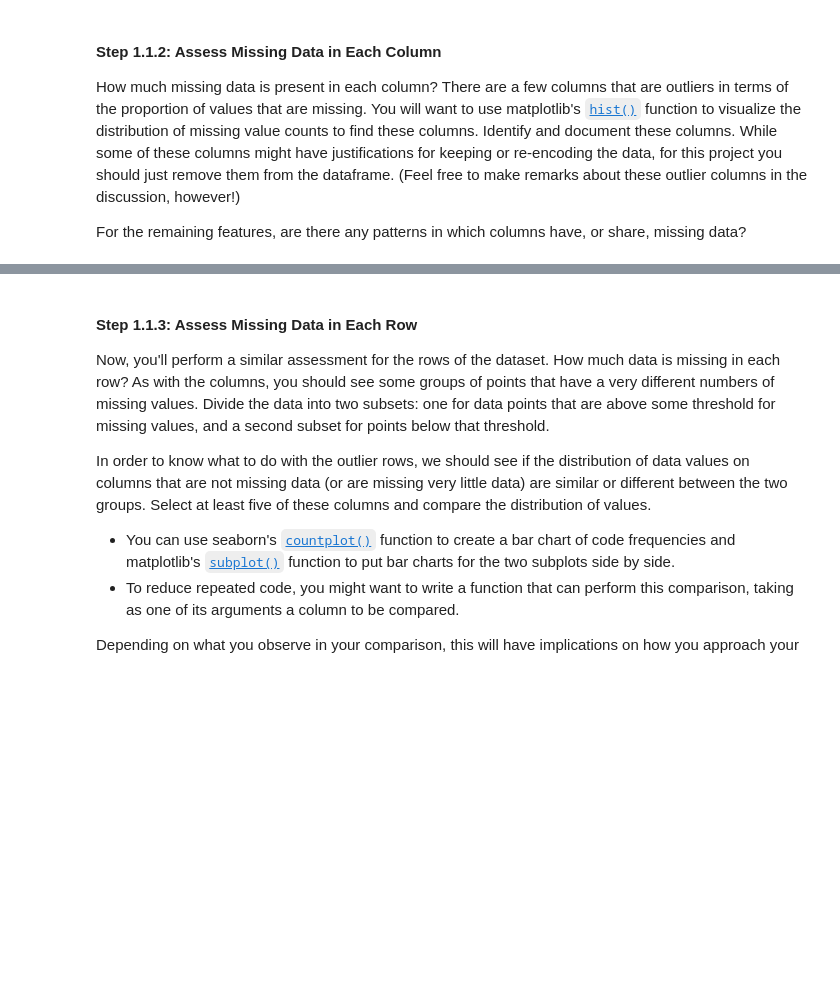
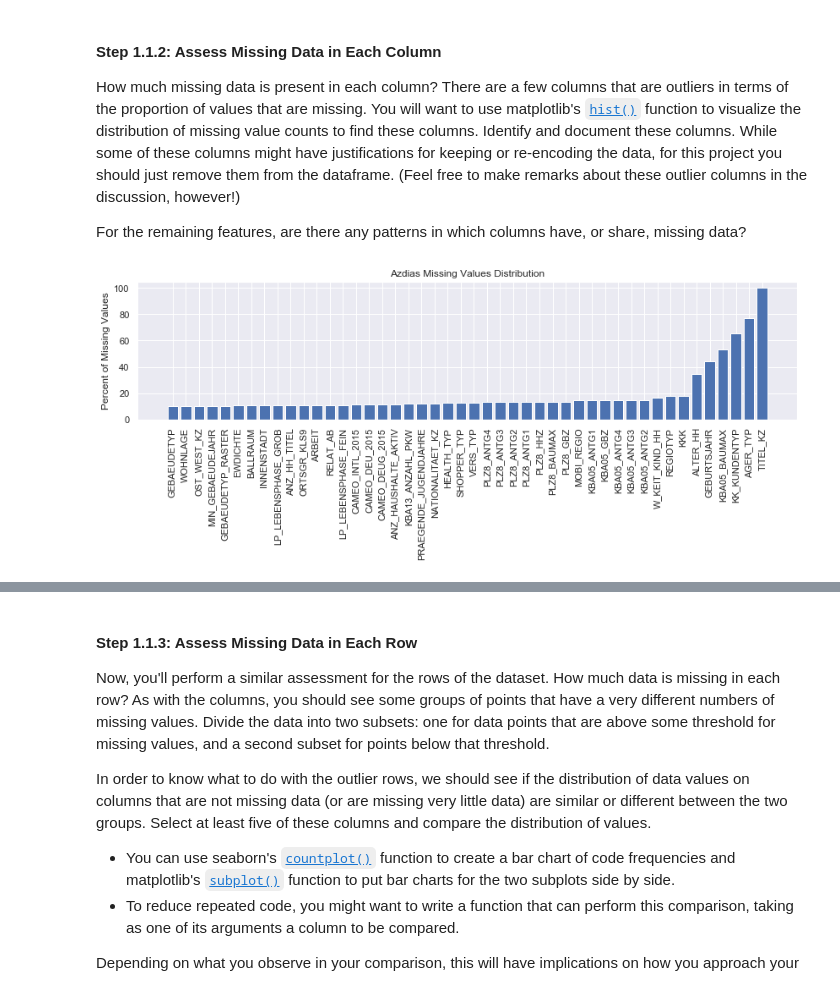
Before and after one commit to ManuelMartin11/arvato, a Jupyter notebook: arvato.ipynb, the cells around one changed output, grey strips where cells are left out. Saved outputs shown, nothing was run; the diff lists cells and outputs as text; code cells hidden in the pictures; blank space fills up the shorter version.

```diff
--- a/arvato.ipynb
+++ b/arvato.ipynb
@@ -65,3 +144,8 @@ For the remaining features, are there any patterns in which columns have, or sha
 # %%
 # Perform an assessment of how much missing data there is in each column of the
 # dataset.
+# Identify missing or unknown data values and convert them to NaNs.
+azdias_encoded = utils.apply_nan(azdias.copy(), feat_info)
+utils.plot_na_dist(azdias_encoded, "Azdias Missing Values Distribution")
+# %% [output]
+[figure, added]
```
Also changed, not shown: parts of 48 cells of this notebook.
